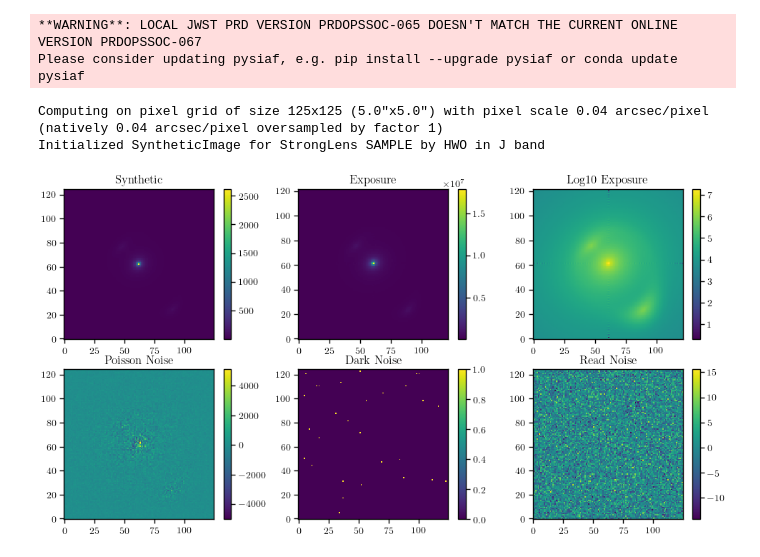
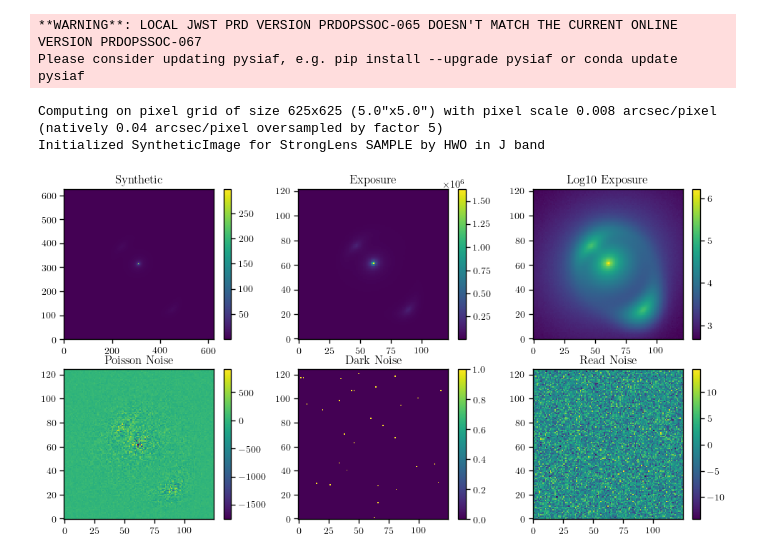
Before and after one commit to AstroMusers/mejiro, a Jupyter notebook: notebooks/data_model_refactor/exposure.ipynb, the cells around one changed output. Drawn from its saved outputs; the diff is of its cells as text; code cells hidden in the pictures.

```diff
--- a/notebooks/data_model_refactor/exposure.ipynb
+++ b/notebooks/data_model_refactor/exposure.ipynb
@@ -45,34 +45,34 @@ lens = SampleStrongLens()
 hwo = HWO()
 band = 'J'
 scene_size = 5  # arcsec
-oversample = 1
-exposure_time = 10000
+oversample = 5
+exposure_time = 1000
 rng = galsim.UniformDeviate(42)
 
 synth_no_subhalo = SyntheticImage(lens, hwo, band, arcsec=scene_size, oversample=oversample)
 exposure_no_subhalo = Exposure(synth_no_subhalo, exposure_time=exposure_time, rng=rng, detector_effects=True, sky_background=True, return_noise=True)
 
 _, ax = plt.subplots(2, 3, figsize=(12, 6))
 ax00 = ax[0,0].imshow(synth_no_subhalo.image)
 ax01 = ax[0,1].imshow(exposure_no_subhalo.exposure)
 ax02 = ax[0,2].imshow(np.log10(exposure_no_subhalo.exposure))
 ax10 = ax[1,0].imshow(exposure_no_subhalo.poisson_noise.array)
 ax11 = ax[1,1].imshow(exposure_no_subhalo.dark_noise.array)
 ax12 = ax[1,2].imshow(exposure_no_subhalo.read_noise.array)
 plt.colorbar(ax00, ax=ax[0,0])
 plt.colorbar(ax01, ax=ax[0,1])
 plt.colorbar(ax02, ax=ax[0,2])
 plt.colorbar(ax10, ax=ax[1,0])
 plt.colorbar(ax11, ax=ax[1,1])
 plt.colorbar(ax12, ax=ax[1,2])
 ax[0,0].set_title('Synthetic')
 ax[0,1].set_title('Exposure')
 ax[0,2].set_title('Log10 Exposure')
 ax[1,0].set_title('Poisson Noise')
 ax[1,1].set_title('Dark Noise')
 ax[1,2].set_title('Read Noise')
 plt.show()
 # %% [output]
-Computing on pixel grid of size 125x125 (5.0"x5.0") with pixel scale 0.04 arcsec/pixel (natively 0.04 arcsec/pixel oversampled by factor 1)
+Computing on pixel grid of size 625x625 (5.0"x5.0") with pixel scale 0.008 arcsec/pixel (natively 0.04 arcsec/pixel oversampled by factor 5)
 Initialized SyntheticImage for StrongLens SAMPLE by HWO in J band
-[figure, old version]
+[figure, new version]
```
Also changed, not shown: 1 other file.
